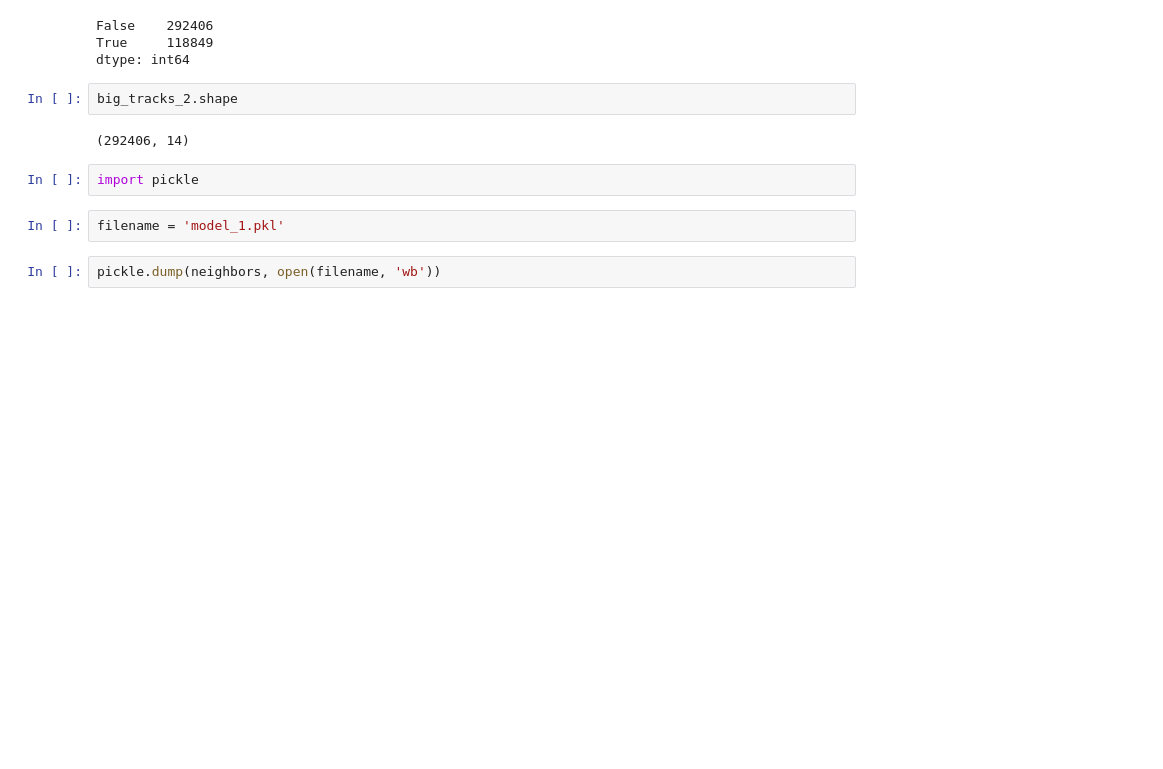
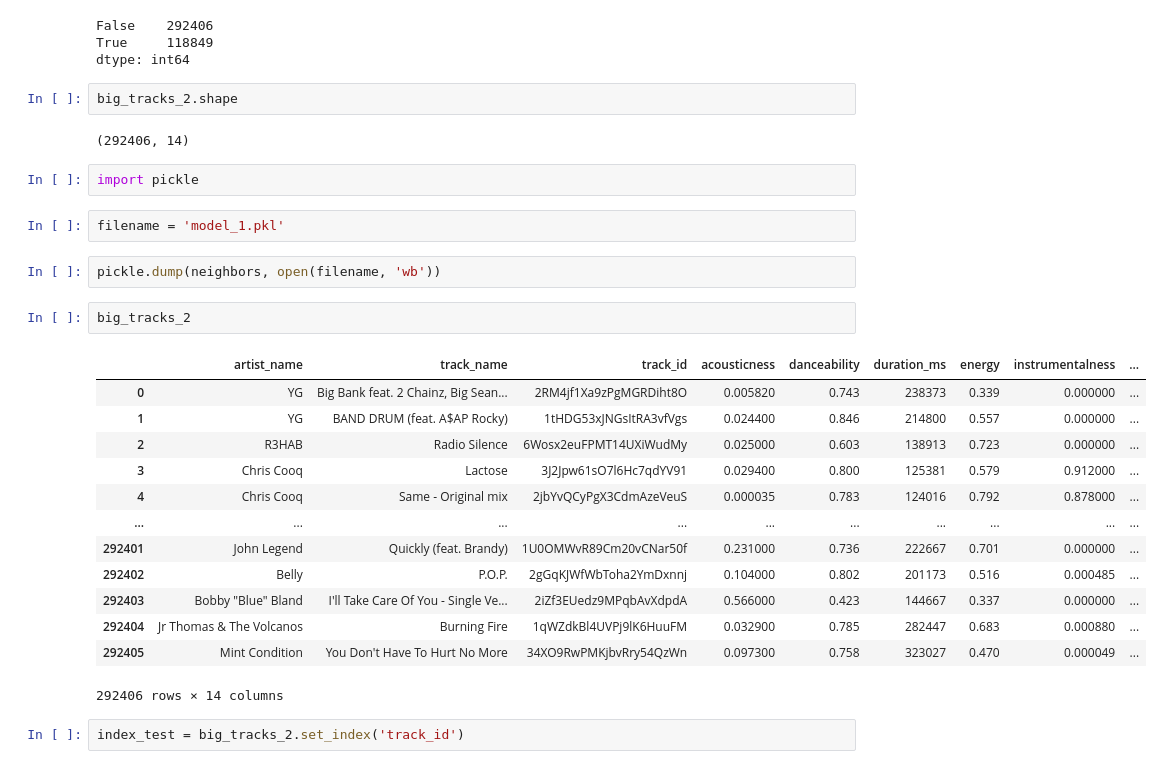
Before and after one commit to chowell2000/bw_spotify5, a Jupyter notebook: Spotify5.ipynb, the cells around one changed output. Drawn from its saved outputs; the diff is of its cells as text; blank space fills up the shorter version.

```diff
--- a/Spotify5.ipynb
+++ b/Spotify5.ipynb
@@ -382,3 +402,21 @@ import pickle
 filename = 'model_1.pkl'
 # %%
 pickle.dump(neighbors, open(filename, 'wb'))
+# %%
+big_tracks_2
+# %% [output]
+|  | artist_name | track_name | track_id | acousticness | danceability | duration_ms | energy | instrumentalness | ... |
+| 0 | YG | Big Bank feat. 2 Chainz, Big Sean... | 2RM4jf1Xa9zPgMGRDiht8O | 0.005820 | 0.743 | 238373 | 0.339 | 0.000000 | ... |
+| 1 | YG | BAND DRUM (feat. A$AP Rocky) | 1tHDG53xJNGsItRA3vfVgs | 0.024400 | 0.846 | 214800 | 0.557 | 0.000000 | ... |
+| 2 | R3HAB | Radio Silence | 6Wosx2euFPMT14UXiWudMy | 0.025000 | 0.603 | 138913 | 0.723 | 0.000000 | ... |
+| 3 | Chris Cooq | Lactose | 3J2Jpw61sO7l6Hc7qdYV91 | 0.029400 | 0.800 | 125381 | 0.579 | 0.912000 | ... |
+| 4 | Chris Cooq | Same - Original mix | 2jbYvQCyPgX3CdmAzeVeuS | 0.000035 | 0.783 | 124016 | 0.792 | 0.878000 | ... |
+| ... | ... | ... | ... | ... | ... | ... | ... | ... | ... |
+| 292401 | John Legend | Quickly (feat. Brandy) | 1U0OMWvR89Cm20vCNar50f | 0.231000 | 0.736 | 222667 | 0.701 | 0.000000 | ... |
+| 292402 | Belly | P.O.P. | 2gGqKJWfWbToha2YmDxnnj | 0.104000 | 0.802 | 201173 | 0.516 | 0.000485 | ... |
+| 292403 | Bobby "Blue" Bland | I'll Take Care Of You - Single Ve... | 2iZf3EUedz9MPqbAvXdpdA | 0.566000 | 0.423 | 144667 | 0.337 | 0.000000 | ... |
+| 292404 | Jr Thomas & The Volcanos | Burning Fire | 1qWZdkBl4UVPj9lK6HuuFM | 0.032900 | 0.785 | 282447 | 0.683 | 0.000880 | ... |
+| 292405 | Mint Condition | You Don't Have To Hurt No More | 34XO9RwPMKjbvRry54QzWn | 0.097300 | 0.758 | 323027 | 0.470 | 0.000049 | ... |
+292406 rows × 14 columns
+# %%
+index_test = big_tracks_2.set_index('track_id')
```
Also changed, not shown: parts of 17 cells of this notebook, 2 other files.
